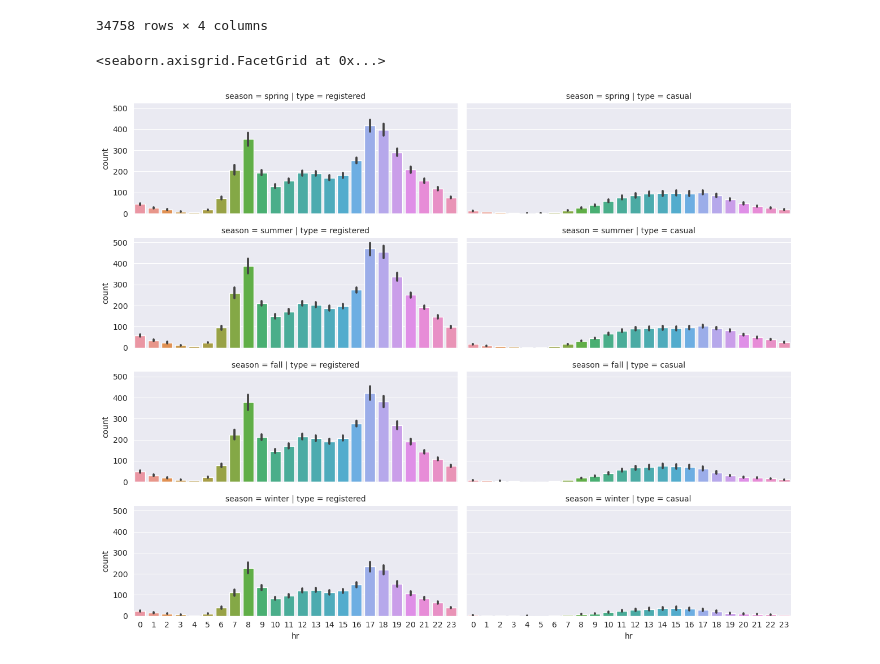
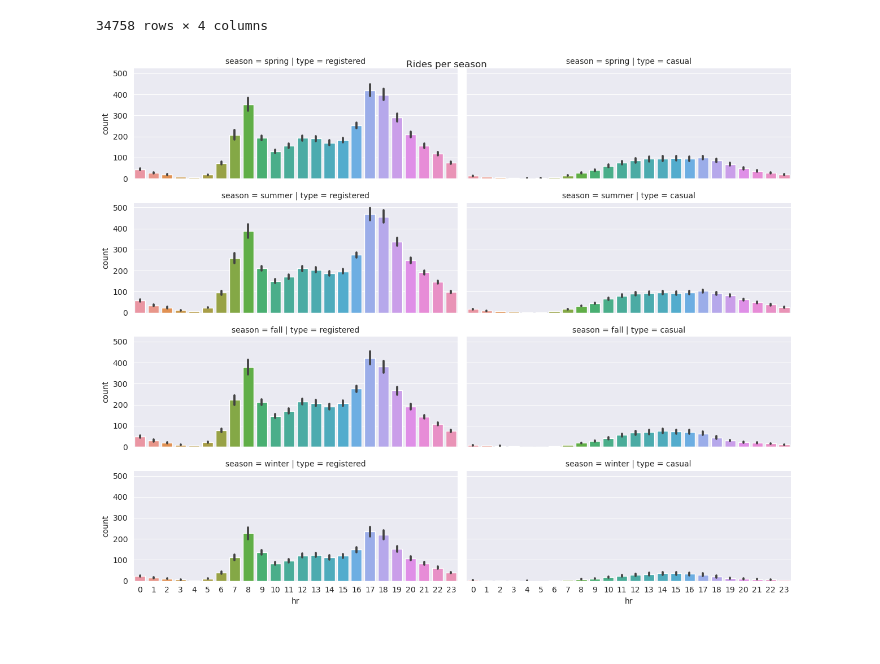
Before and after one commit to AmrMoSalah/Bike_share, a Jupyter notebook: Bike_share.ipynb, the cells around one changed output. Cells and saved outputs as stored; diff of their text form; code cells hidden in the pictures.

```diff
--- a/Bike_share.ipynb
+++ b/Bike_share.ipynb
@@ -208,11 +209,11 @@ plot_data
 # %%
 sns.catplot(x='hr', y='count',row='season',col='type', kind='bar', \
             data=plot_data, height=2.5, aspect=2.5, \
             row_order=['spring', 'summer', 'fall','winter'], \
             col_order=['registered', 'casual'])
+plt.suptitle('Rides per season');
 # %% [output]
-<seaborn.axisgrid.FacetGrid at 0x...>
-[figure, old version]
+[figure, new version]
 # %%
 plot_data = preprocessed_data[['season','weekday','registered','casual']]
 plot_data = plot_data.melt(id_vars=['season','weekday'], var_name='type', value_name='count')
```
Also changed, not shown: parts of 8 cells of this notebook.
